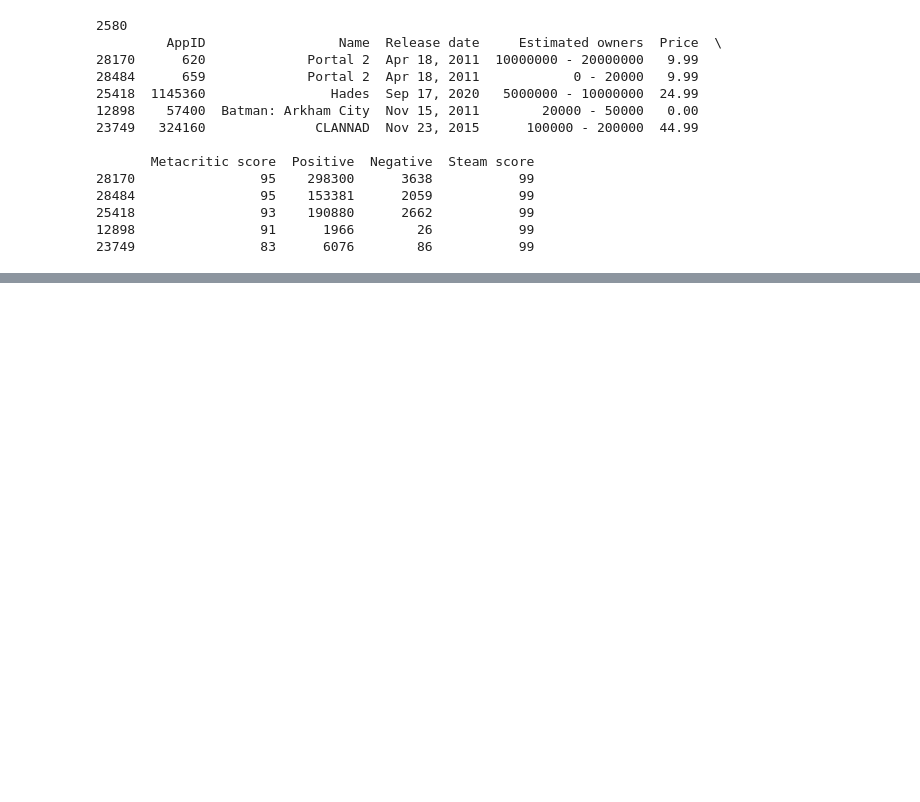
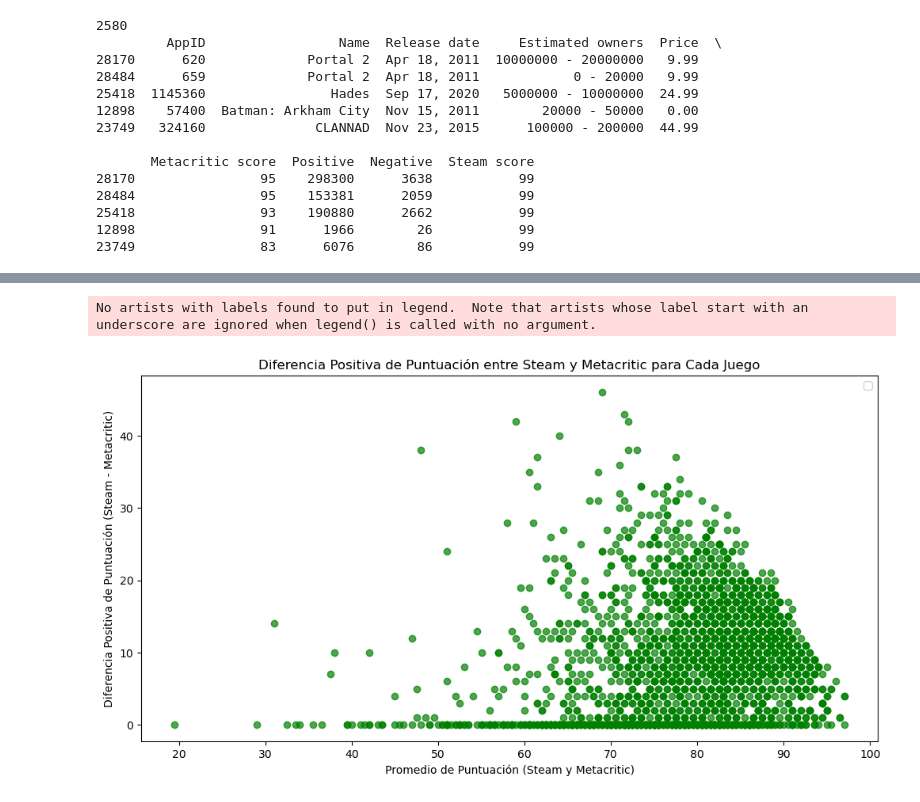
Before and after one commit to VicenteA18UCN/IDS_PROJECT, a Jupyter notebook: proyecto.ipynb, the cells around one changed output, grey strips where cells are left out. Saved outputs shown, nothing was run; the diff lists cells and outputs as text; code cells hidden in the pictures; blank space fills up the shorter version.

```diff
--- a/proyecto.ipynb
+++ b/proyecto.ipynb
@@ -65,0 +73,32 @@ Media de Steam score: 82.68139534883721
+# %%
+# Leer el archivo CSV
+df = pd.read_csv('filtered_games.csv')
+
+# Seleccionar las columnas relevantes
+df = df[['AppID', 'Name', 'Metacritic score', 'Steam score']]
+
+# Calcular el promedio de las puntuaciones
+df['Promedio'] = (df['Metacritic score'] + df['Steam score']) / 2
+
+# Calcular la diferencia positiva entre las puntuaciones
+df['Diferencia Positiva'] = df['Steam score'] - df['Metacritic score']
+df['Diferencia Positiva'] = df['Diferencia Positiva'].apply(lambda x: max(0, x))  # Asegurar que la diferencia sea positiva
+
+# Crear un gráfico de puntos
+plt.figure(figsize=(12, 6))
+
+# Dibujar los puntos
+plt.scatter(df['Promedio'], df['Diferencia Positiva'], color='green', alpha=0.7)
+
+
+# Añadir etiquetas y título
+plt.xlabel('Promedio de Puntuación (Steam y Metacritic)')
+plt.ylabel('Diferencia Positiva de Puntuación (Steam - Metacritic)')
+plt.title('Diferencia Positiva de Puntuación entre Steam y Metacritic para Cada Juego')
+plt.legend()
+
+# Mostrar el gráfico
+plt.show()
+# %% [output]
+No artists with labels found to put in legend.  Note that artists whose label start with an underscore are ignored when legend() is called with no argument.
+[figure, added]
```
Also changed, not shown: parts of 3 cells of this notebook.
